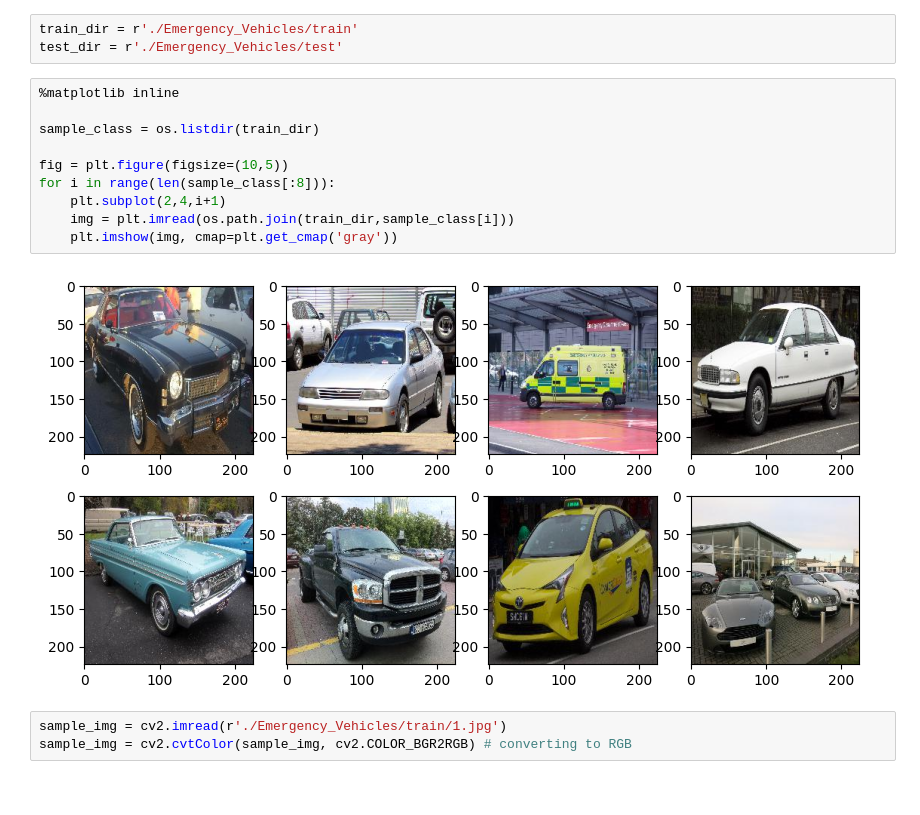
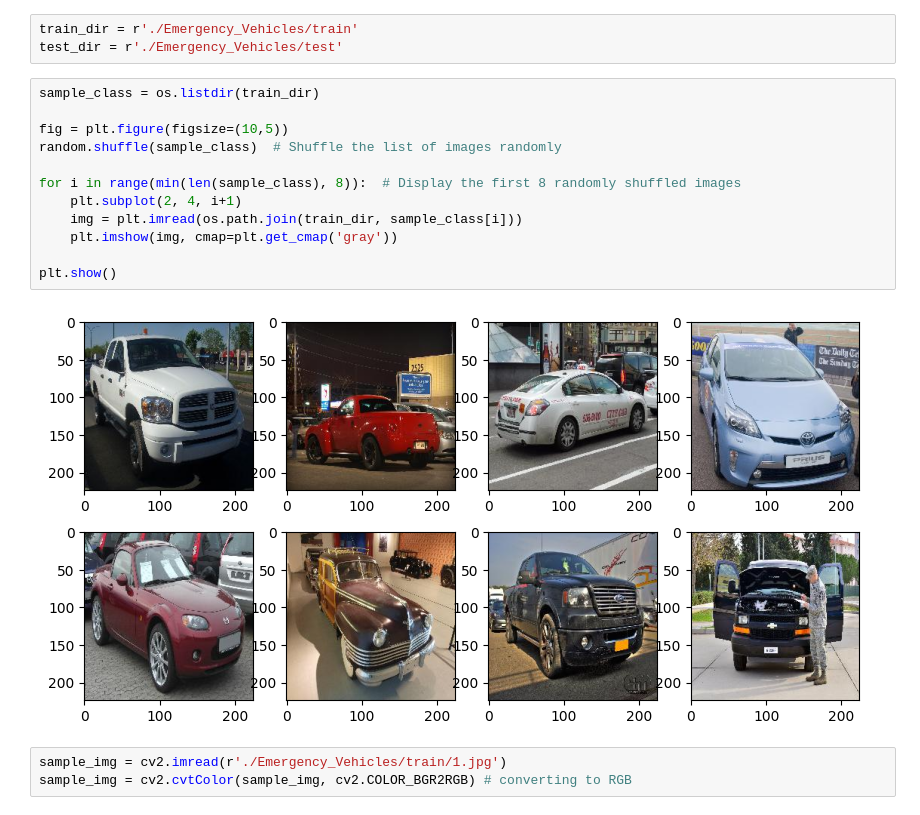
Before and after one commit to Sam-wyre/Emergency-vehicle-Classification, a Jupyter notebook: main.ipynb, the cells around one changed output. Cells and saved outputs as stored; diff of their text form.

```diff
--- a/main.ipynb
+++ b/main.ipynb
@@ -50,17 +52,19 @@ train_dataset.head()
 train_dir = r'./Emergency_Vehicles/train'
 test_dir = r'./Emergency_Vehicles/test'
 # %%
-%matplotlib inline
-
 sample_class = os.listdir(train_dir)
 
 fig = plt.figure(figsize=(10,5))
-for i in range(len(sample_class[:8])):
-    plt.subplot(2,4,i+1)
-    img = plt.imread(os.path.join(train_dir,sample_class[i]))
+random.shuffle(sample_class)  # Shuffle the list of images randomly
+
+for i in range(min(len(sample_class), 8)):  # Display the first 8 randomly shuffled images
+    plt.subplot(2, 4, i+1)
+    img = plt.imread(os.path.join(train_dir, sample_class[i]))
     plt.imshow(img, cmap=plt.get_cmap('gray'))
+
+plt.show()
 # %% [output]
-[figure, old version]
+[figure, new version]
 # %%
 sample_img = cv2.imread(r'./Emergency_Vehicles/train/1.jpg')
 sample_img = cv2.cvtColor(sample_img, cv2.COLOR_BGR2RGB) # converting to RGB
```
Also changed, not shown: parts of 40 cells of this notebook.
